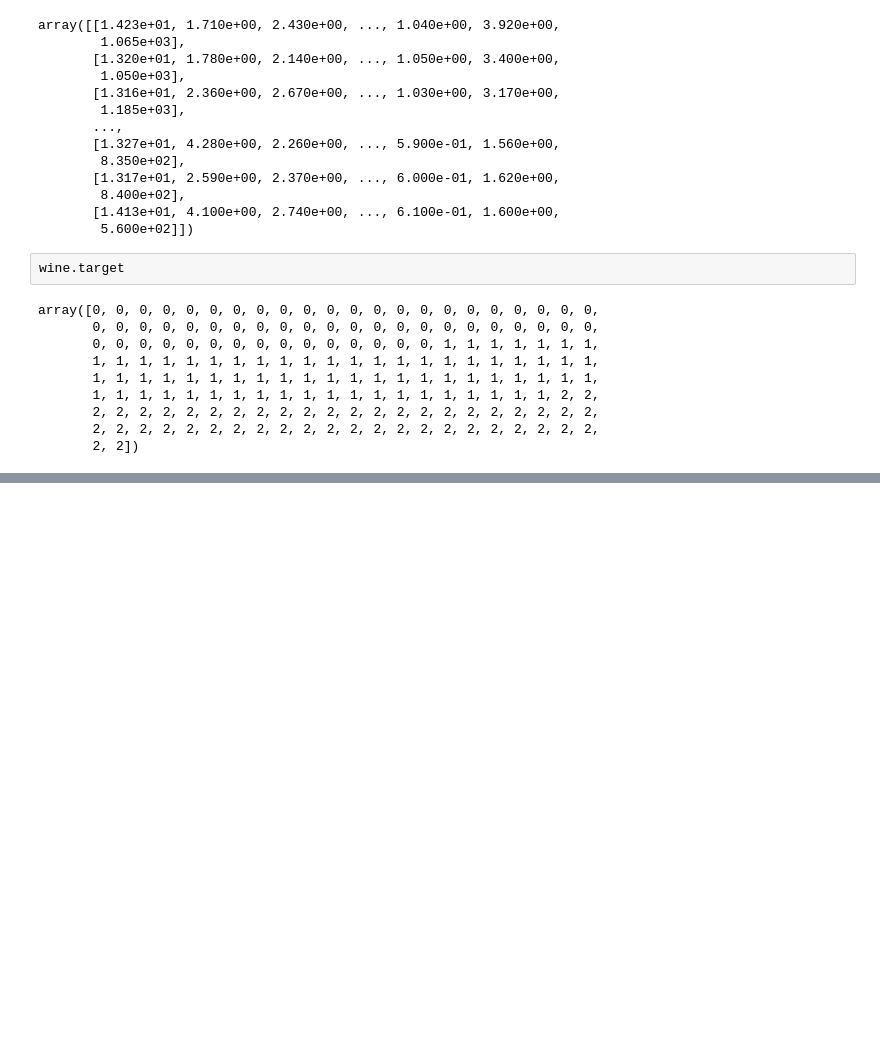
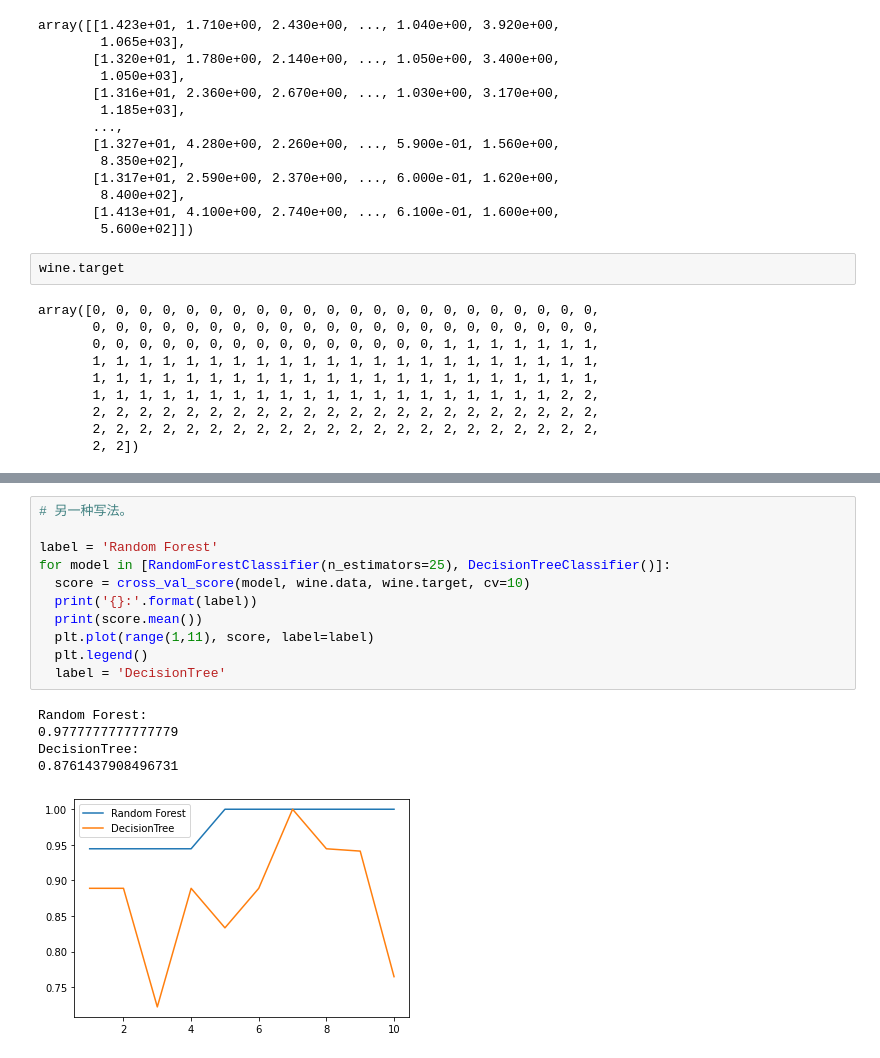
Before and after one commit to HuCui2022/sk_learn, a Jupyter notebook: sk_learn002_RandomForest.ipynb, the cells around one changed output, grey strips where cells are left out. Saved outputs shown, nothing was run; the diff lists cells and outputs as text; blank space fills up the shorter version.

```diff
--- a/sk_learn002_RandomForest.ipynb
+++ b/sk_learn002_RandomForest.ipynb
@@ -141,0 +166,17 @@ Random Forest: 0.9444444444444444
+# %%
+# 另一种写法。
+
+label = 'Random Forest'
+for model in [RandomForestClassifier(n_estimators=25), DecisionTreeClassifier()]:
+  score = cross_val_score(model, wine.data, wine.target, cv=10)
+  print('{}:'.format(label))
+  print(score.mean())
+  plt.plot(range(1,11), score, label=label)
+  plt.legend()
+  label = 'DecisionTree'
+# %% [output]
+Random Forest:
+0.9777777777777779
+DecisionTree:
+0.8761437908496731
+[figure, added]
```
Also changed, not shown: parts of 54 cells of this notebook.
